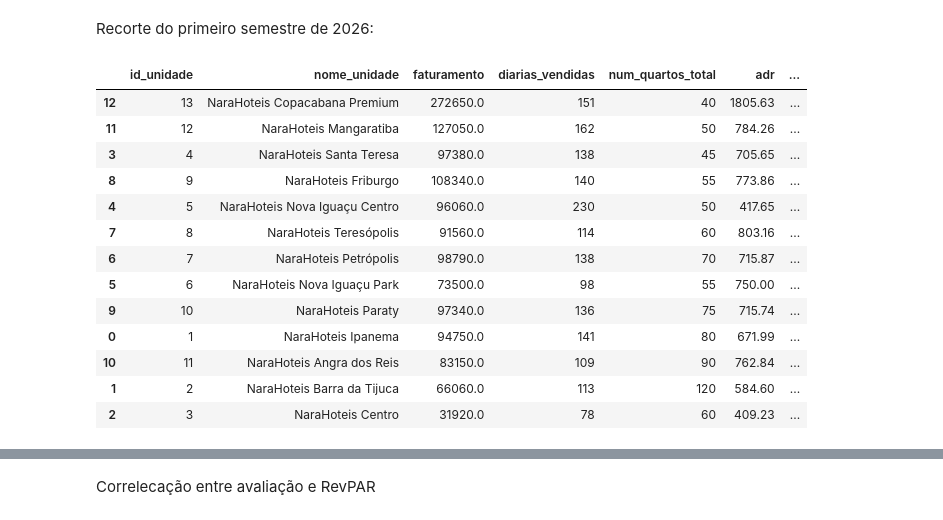
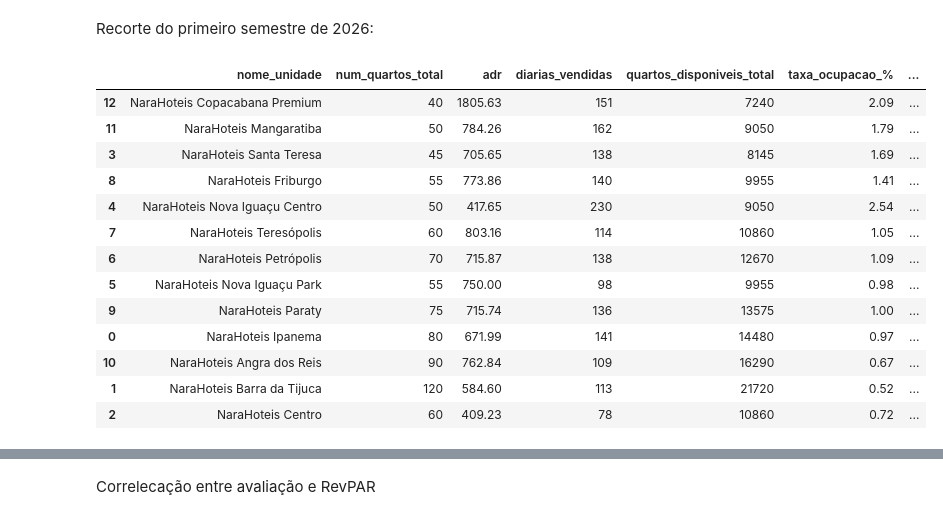
Before and after one commit to IanSeedd/Narahoteis, a Jupyter notebook: notebooks/consulta/consulta.ipynb, the cells around one changed output, grey strips where cells are left out. Cells and saved outputs as stored; diff of their text form; code cells hidden in the pictures.

```diff
--- a/notebooks/consulta/consulta.ipynb
+++ b/notebooks/consulta/consulta.ipynb
@@ -538,19 +674,20 @@ df_avaliac26 = df_semestre.groupby(['id_unidade', 'nome_unidade'])['avaliacao_ho
 df_revpar_semestre26['avaliacao_media'] = df_avaliac26['avaliacao_hospede']
 # %%
 # Ordenação e display
-df_revpar_semestre26.sort_values(by='revpar', ascending=False)
+df_revpar_26_graf = df_revpar_semestre26[['nome_unidade', 'num_quartos_total', 'adr', 'diarias_vendidas', 'quartos_disponiveis_total', 'taxa_ocupacao_%', 'avaliacao_media', 'revpar']].sort_values(by='revpar', ascending=False)
+df_revpar_26_graf
 # %% [output]
-|  | id_unidade | nome_unidade | faturamento | diarias_vendidas | num_quartos_total | adr | ... |
-| 12 | 13 | NaraHoteis Copacabana Premium | 272650.0 | 151 | 40 | 1805.63 | ... |
-| 11 | 12 | NaraHoteis Mangaratiba | 127050.0 | 162 | 50 | 784.26 | ... |
-| 3 | 4 | NaraHoteis Santa Teresa | 97380.0 | 138 | 45 | 705.65 | ... |
-| 8 | 9 | NaraHoteis Friburgo | 108340.0 | 140 | 55 | 773.86 | ... |
-| 4 | 5 | NaraHoteis Nova Iguaçu Centro | 96060.0 | 230 | 50 | 417.65 | ... |
-| 7 | 8 | NaraHoteis Teresópolis | 91560.0 | 114 | 60 | 803.16 | ... |
-| 6 | 7 | NaraHoteis Petrópolis | 98790.0 | 138 | 70 | 715.87 | ... |
-| 5 | 6 | NaraHoteis Nova Iguaçu Park | 73500.0 | 98 | 55 | 750.00 | ... |
-| 9 | 10 | NaraHoteis Paraty | 97340.0 | 136 | 75 | 715.74 | ... |
-| 0 | 1 | NaraHoteis Ipanema | 94750.0 | 141 | 80 | 671.99 | ... |
-| 10 | 11 | NaraHoteis Angra dos Reis | 83150.0 | 109 | 90 | 762.84 | ... |
-| 1 | 2 | NaraHoteis Barra da Tijuca | 66060.0 | 113 | 120 | 584.60 | ... |
-| 2 | 3 | NaraHoteis Centro | 31920.0 | 78 | 60 | 409.23 | ... |
+|  | nome_unidade | num_quartos_total | adr | diarias_vendidas | quartos_disponiveis_total | taxa_ocupacao_% | ... |
+| 12 | NaraHoteis Copacabana Premium | 40 | 1805.63 | 151 | 7240 | 2.09 | ... |
+| 11 | NaraHoteis Mangaratiba | 50 | 784.26 | 162 | 9050 | 1.79 | ... |
+| 3 | NaraHoteis Santa Teresa | 45 | 705.65 | 138 | 8145 | 1.69 | ... |
+| 8 | NaraHoteis Friburgo | 55 | 773.86 | 140 | 9955 | 1.41 | ... |
+| 4 | NaraHoteis Nova Iguaçu Centro | 50 | 417.65 | 230 | 9050 | 2.54 | ... |
+| 7 | NaraHoteis Teresópolis | 60 | 803.16 | 114 | 10860 | 1.05 | ... |
+| 6 | NaraHoteis Petrópolis | 70 | 715.87 | 138 | 12670 | 1.09 | ... |
+| 5 | NaraHoteis Nova Iguaçu Park | 55 | 750.00 | 98 | 9955 | 0.98 | ... |
+| 9 | NaraHoteis Paraty | 75 | 715.74 | 136 | 13575 | 1.00 | ... |
+| 0 | NaraHoteis Ipanema | 80 | 671.99 | 141 | 14480 | 0.97 | ... |
+| 10 | NaraHoteis Angra dos Reis | 90 | 762.84 | 109 | 16290 | 0.67 | ... |
+| 1 | NaraHoteis Barra da Tijuca | 120 | 584.60 | 113 | 21720 | 0.52 | ... |
+| 2 | NaraHoteis Centro | 60 | 409.23 | 78 | 10860 | 0.72 | ... |
```
Also changed, not shown: parts of 26 cells of this notebook, 12 other files.
